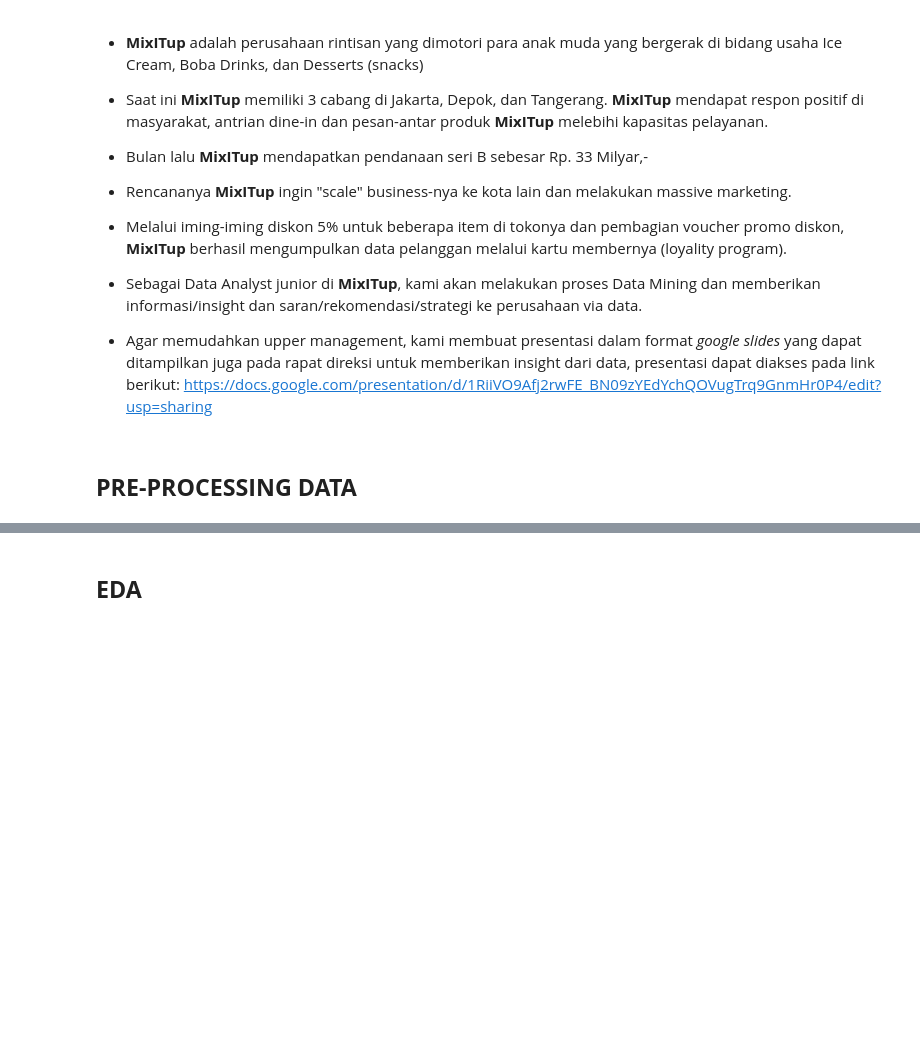
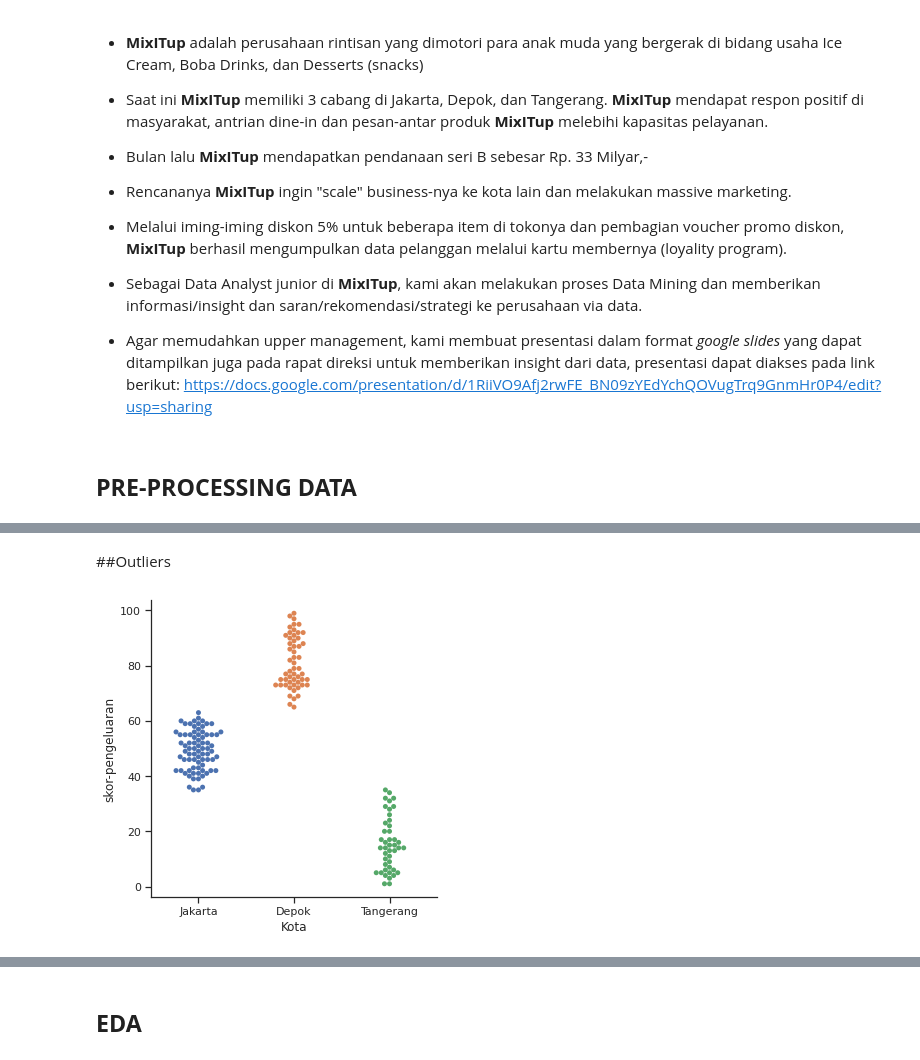
Before and after one commit to riarahmasp/B_Study-Case_2, a Jupyter notebook: Kelompok_B_Study_Case_2.ipynb, the cells around one changed output, grey strips where cells are left out. Drawn from its saved outputs; the diff is of its cells as text; code cells hidden in the pictures; blank space fills up the shorter version.

```diff
--- a/Kelompok_B_Study_Case_2.ipynb
+++ b/Kelompok_B_Study_Case_2.ipynb
@@ -66,0 +133,5 @@ data.info()
+# %%
+#Mengubah tipe data kolom "Pendapatan-per-bulan"
+
+data['Pendapatan-per-bulan']=data['Pendapatan-per-bulan'].astype('float64')
+data['Promo']=data['Promo'].astype('category')
@@ -76,0 +196,9 @@ data_kolom_bersih = data.drop(['xxx','yyy'],axis=1) #kalo udah yakin pake inplac
+# %%
+#HANDLE MISSING VALUES
+
+mod_df = data.dropna( how='any',
+                    subset=['Menikah','Jenis Kelamin','Promo'])
+print("Modified Dataframe : ")
+print(mod_df)
+
+data = mod_df
@@ -116,0 +226,3 @@ print(data_bersih.shape, data.shape)
+# %%
+data = data_input_mean
+data.isnull().sum()
@@ -116,0 +255,12 @@ print(data_bersih.shape, data.shape)
+# %%
+#Terdapat noise value seperti jenis kelamin yang memiliki value "-", kolom menikah memiliki value "-", kolom FavFlavor yang memiliki value "9"
+#dimana tidak ada flavor dengan index 9, serta penulisan pada "JJakarta" pada kolom Kota
+
+#Menghapus Noise Value
+index_noise=data[(data['Jenis Kelamin'] == '-')|(data['Menikah']==' ')|(data['Menikah']=='-')|(data['FavFlavor']=='9')|(data['Promo']==5.0)].index
+data.drop(index_noise , inplace=True)
+data[data.eq("JJakarta").any(1)]
+data.at[193,'Kota']= 'Jakarta'
+
+for col in data_cat.columns:
+    print(col,': ', set(data[col].unique()))
@@ -116,0 +274,12 @@ print(data_bersih.shape, data.shape)
+# %% [markdown]
+##Outliers
+# %%
+#HANDLE OUTLIERS
+
+#Cek outliers
+#Visualisasi ngeliat outliers
+
+#Catplot
+p_coba = sns.catplot(x = 'Kota', y = 'skor-pengeluaran', data = data, kind='swarm')
+# %% [output]
+[figure, added]
```
Also changed, not shown: parts of 53 cells of this notebook.
